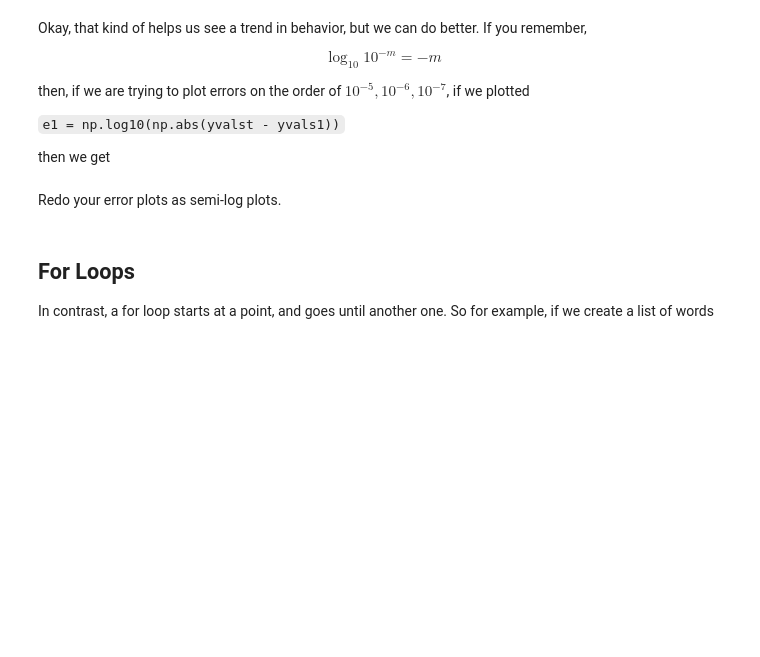
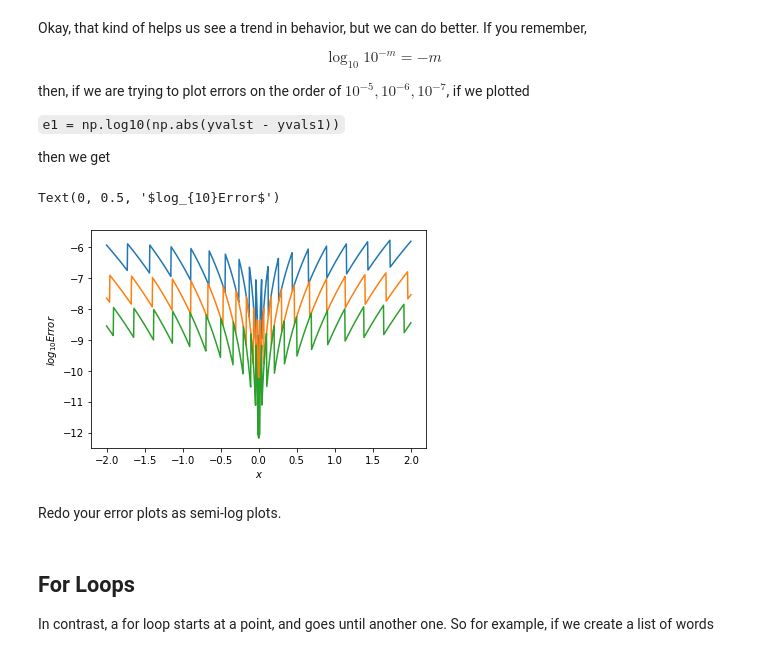
Before and after one commit to cwcurtis/Math-340-Notebooks, a Jupyter notebook: Lectures/Course_Lectures/Lecture_Three_Loops_and_Loops.ipynb, the cells around one changed output. Drawn from its saved outputs; the diff is of its cells as text; code cells hidden in the pictures; blank space fills up the shorter version.

```diff
--- a/Lectures/Course_Lectures/Lecture_Three_Loops_and_Loops.ipynb
+++ b/Lectures/Course_Lectures/Lecture_Three_Loops_and_Loops.ipynb
@@ -168,17 +198,20 @@ then we get
 # %%
 e1 = np.log10(np.abs(yvalst - yvals1))
 e2 = np.log10(np.abs(yvalst - yvals2))
 e3 = np.log10(np.abs(yvalst - yvals3))
 
 # add code here
 
-plt.plot()
-plt.plot()
-plt.plot()
+plt.plot(xvals, e1)
+plt.plot(xvals, e2)
+plt.plot(xvals, e3)
 
 plt.xlabel('$x$')
 plt.ylabel('$log_{10}Error$')
 # add code here
+# %% [output]
+Text(0, 0.5, '$log_{10}Error$')
+[figure, added]
 # %% [markdown]
 Redo your error plots as semi-log plots.
 # %% [markdown]
```
Also changed, not shown: parts of 15 cells of this notebook, 3 other files.
